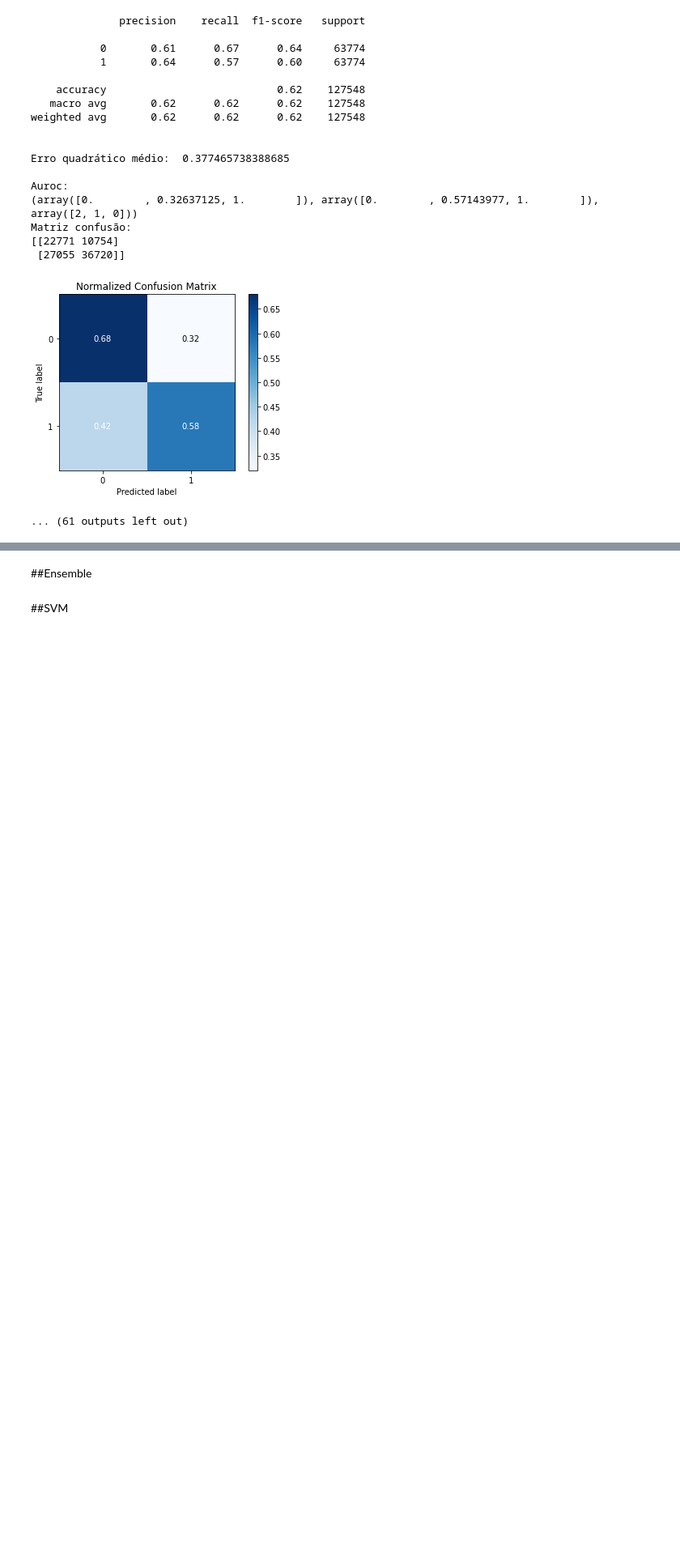
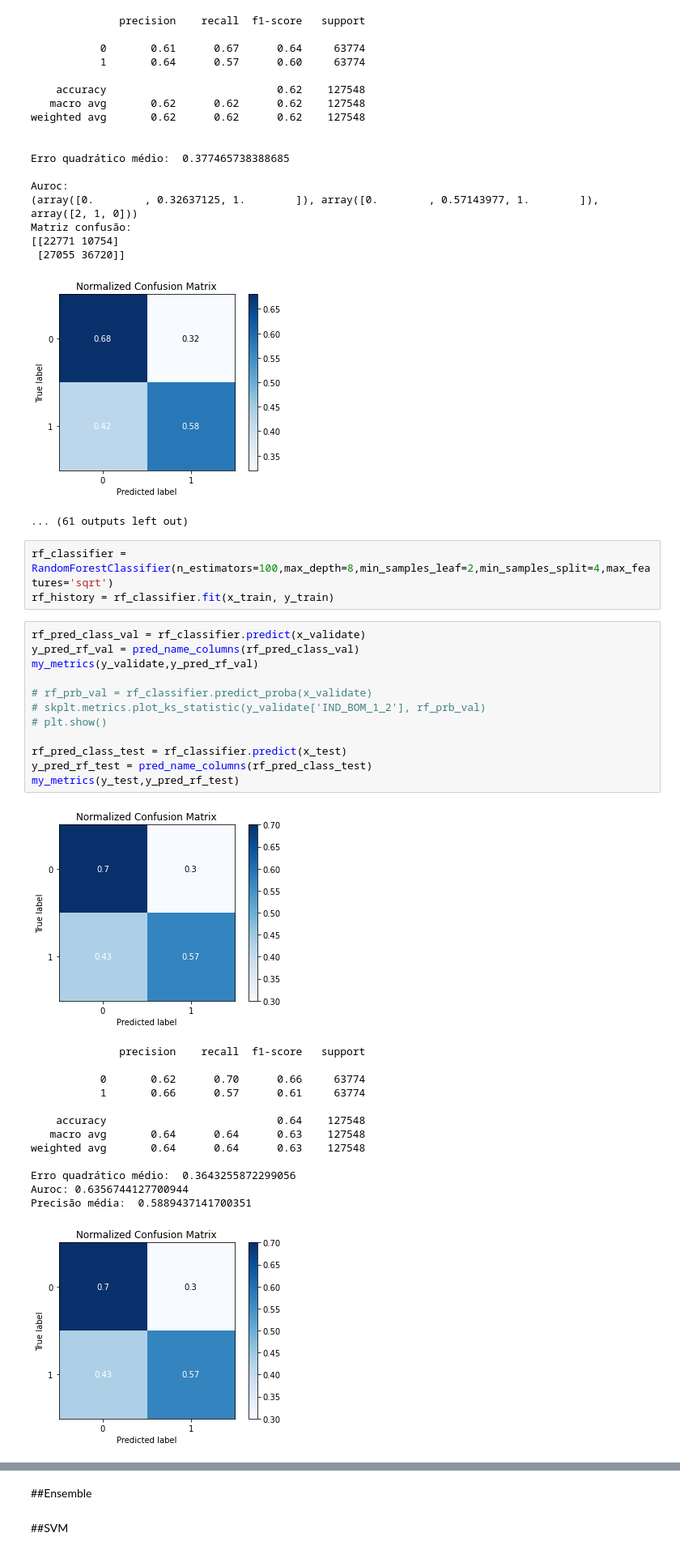
Before and after one commit to LucasThierry/Neural-Networks-21.1, a Jupyter notebook: Projeto.ipynb, the cells around one changed output, grey strips where cells are left out. Shown at 81% size. Drawn from its saved outputs; the diff is of its cells as text; blank space fills up the shorter version.

Commit message:
Correções nas métricas e classificação do random forest

```diff
--- a/Projeto.ipynb
+++ b/Projeto.ipynb
@@ -367,3 +390,33 @@ Matriz confusão:
  [27055 36720]]
 [figure]
 ... (61 outputs left out)
+# %%
+rf_classifier = RandomForestClassifier(n_estimators=100,max_depth=8,min_samples_leaf=2,min_samples_split=4,max_features='sqrt')
+rf_history = rf_classifier.fit(x_train, y_train)
+# %%
+rf_pred_class_val = rf_classifier.predict(x_validate)
+y_pred_rf_val = pred_name_columns(rf_pred_class_val)
+my_metrics(y_validate,y_pred_rf_val)
+
+# rf_prb_val = rf_classifier.predict_proba(x_validate)
+# skplt.metrics.plot_ks_statistic(y_validate['IND_BOM_1_2'], rf_prb_val)
+# plt.show()
+
+rf_pred_class_test = rf_classifier.predict(x_test)
+y_pred_rf_test = pred_name_columns(rf_pred_class_test)
+my_metrics(y_test,y_pred_rf_test)
+# %% [output]
+[figure, added]
+              precision    recall  f1-score   support
+
+           0       0.62      0.70      0.66     63774
+           1       0.66      0.57      0.61     63774
+
+    accuracy                           0.64    127548
+   macro avg       0.64      0.64      0.63    127548
+weighted avg       0.64      0.64      0.63    127548
+
+Erro quadrático médio:  0.3643255872299056
+Auroc: 0.6356744127700944
+Precisão média:  0.5889437141700351
+[figure, added]
```
Also changed, not shown: parts of 8 cells of this notebook.
